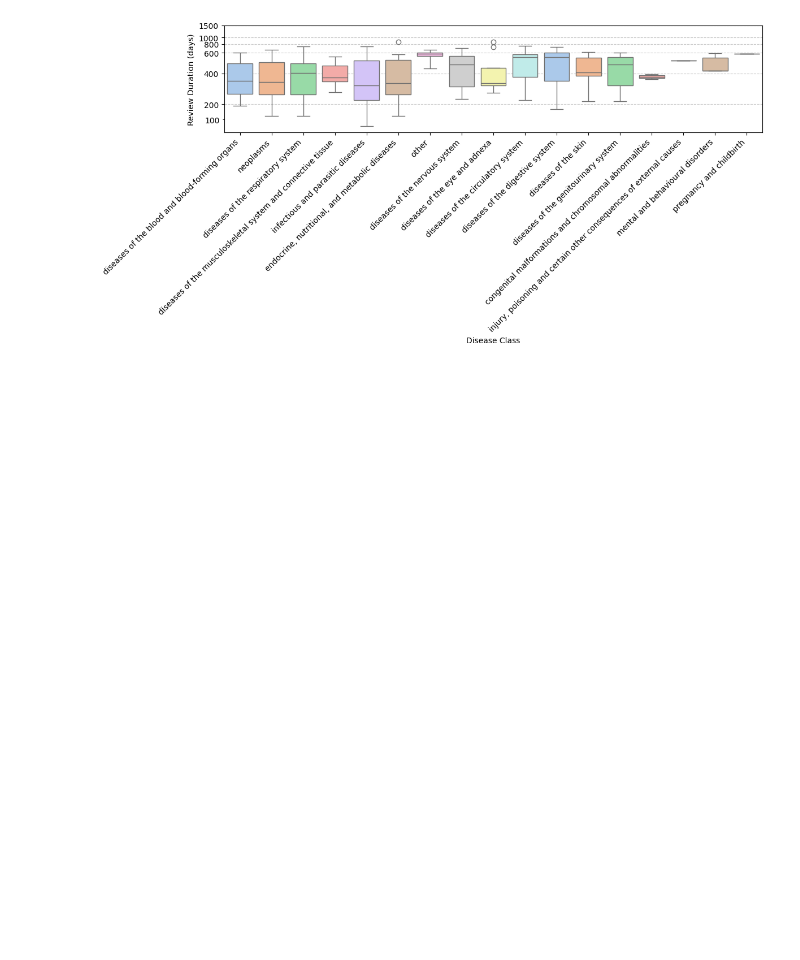
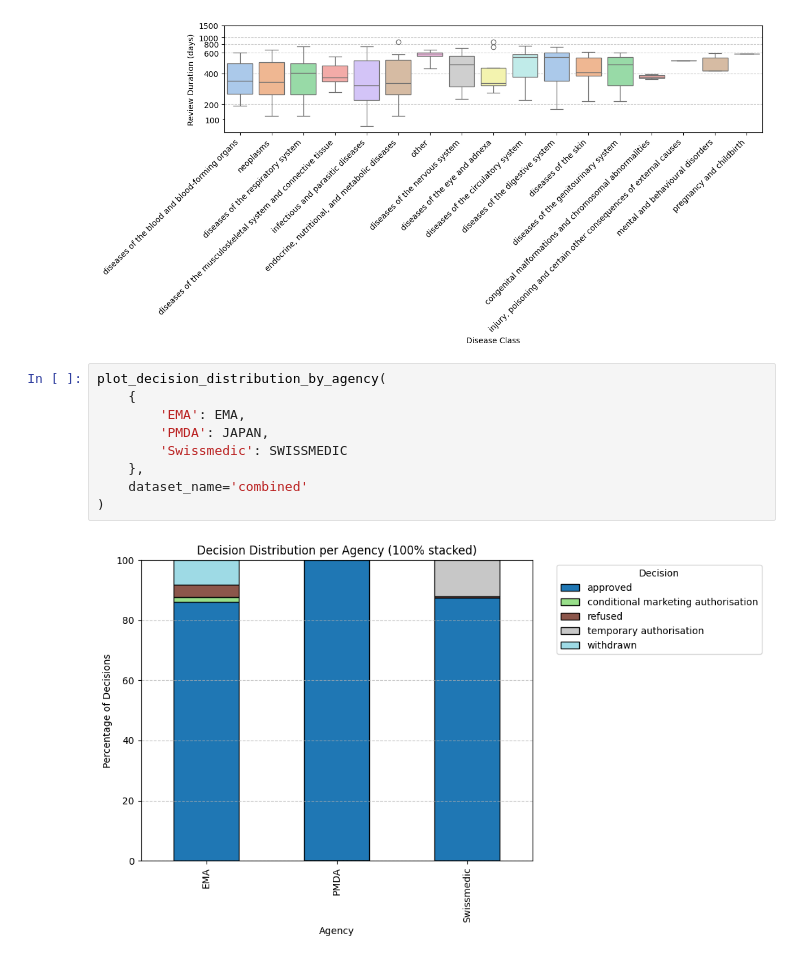
Before and after one commit to dcr-unibe-ch/DrugFork, a Jupyter notebook: src/analyze_output.ipynb, the cells around one changed output. Saved outputs shown, nothing was run; the diff lists cells and outputs as text; blank space fills up the shorter version.

Commit message:
add decision plots

```diff
--- a/src/analyze_output.ipynb
+++ b/src/analyze_output.ipynb
@@ -418,3 +501,14 @@ Passing `palette` without assigning `hue` is deprecated and will be removed in v
 
   ax = sns.boxplot(data=df, x='Disease_class(es)', y='Review_duration_days', palette='pastel')
 [figure]
+# %%
+plot_decision_distribution_by_agency(
+    {
+        'EMA': EMA,
+        'PMDA': JAPAN,
+        'Swissmedic': SWISSMEDIC
+    },
+    dataset_name='combined'
+)
+# %% [output]
+[figure, added]
```
Also changed, not shown: parts of 9 cells of this notebook, 7 other files.
